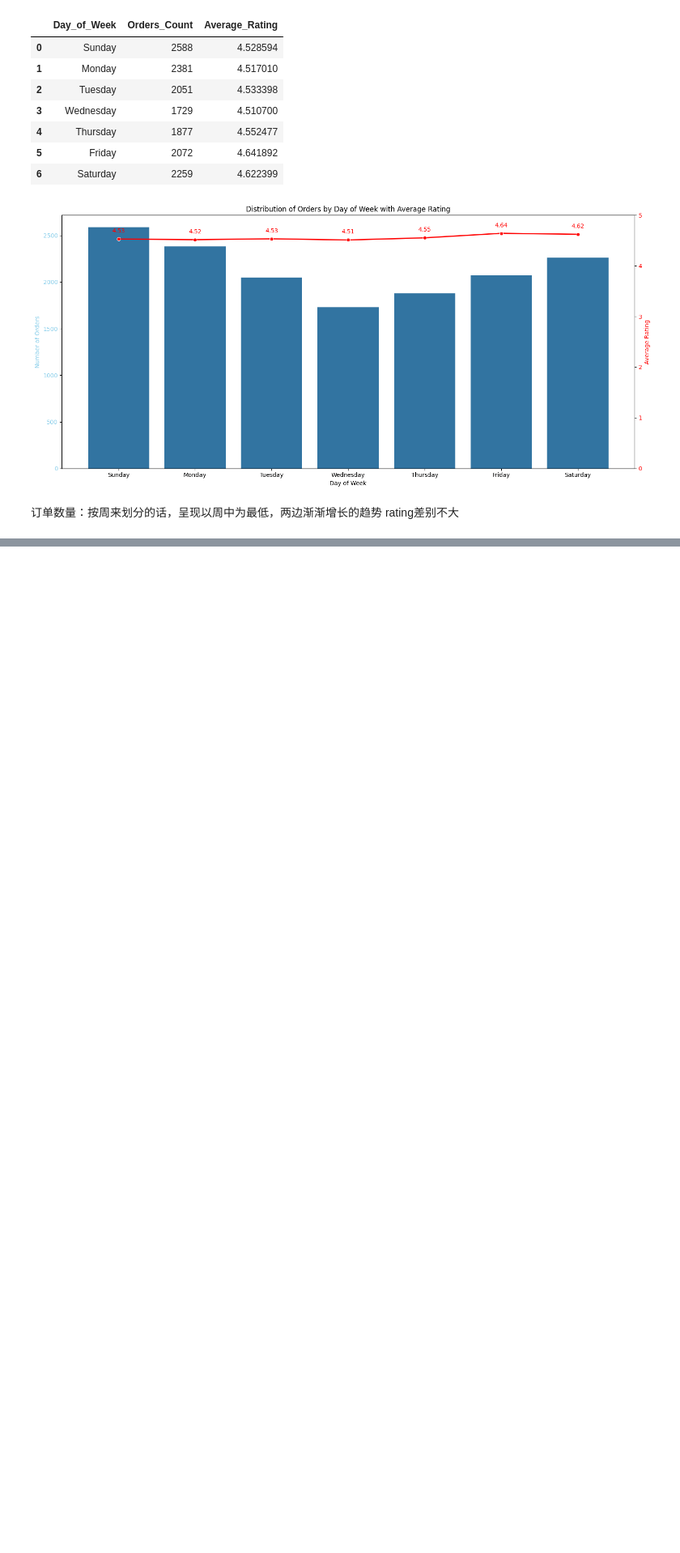
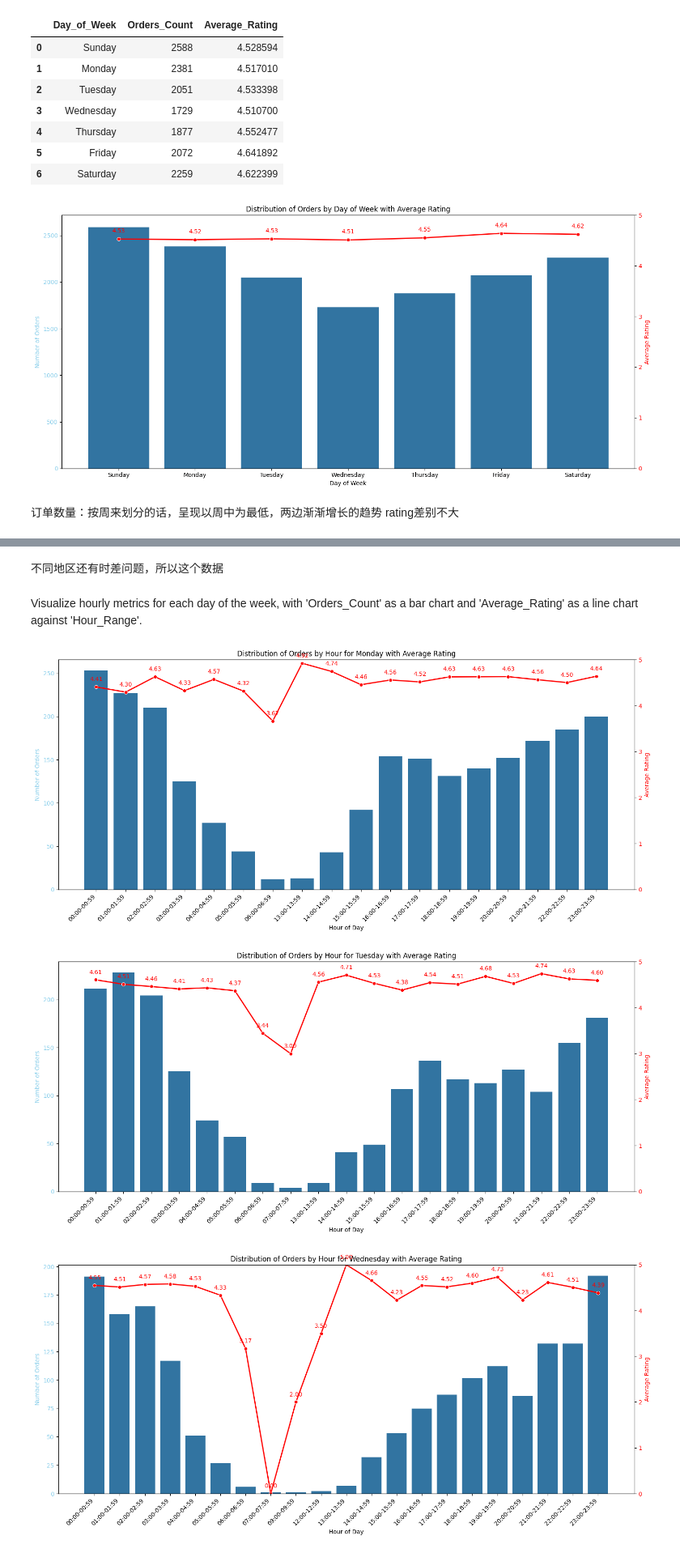
Before and after one commit to PeiZheng224/AI-Powered-Marketing-Content-Pipeline, a Jupyter notebook: instacart_1/takehomefile.ipynb, the cells around one changed output, grey strips where cells are left out. Shown at 81% size. Cells and saved outputs as stored; diff of their text form; code cells hidden in the pictures; blank space fills up the shorter version.

```diff
--- a/instacart_1/takehomefile.ipynb
+++ b/instacart_1/takehomefile.ipynb
@@ -505,0 +543,7 @@ Order ID重复的次数越多，评分越低
+# %%
+# Convert the numeric day of the week to human-readable names and the hour to a human-readable range
+day_names = {0: 'Sunday', 1: 'Monday', 2: 'Tuesday', 3: 'Wednesday', 4: 'Thursday', 5: 'Friday', 6: 'Saturday'}
+daily_hourly_metrics_df['Day_of_Week'] = daily_hourly_metrics_df['Day_of_Week_Num'].astype(int).map(day_names)
+daily_hourly_metrics_df['Hour_Range'] = daily_hourly_metrics_df['Hour_of_Day'].apply(lambda x: f"{x}:00-{int(x):02d}:59")
+
+display(daily_hourly_metrics_df.head())
@@ -505,0 +557,6 @@ Order ID重复的次数越多，评分越低
+# %%
+for day_num, day_name in day_names.items():
+    daily_data = daily_hourly_metrics_df[daily_hourly_metrics_df['Day_of_Week_Num'] == str(day_num)]
+    if not daily_data.empty:
+        print(f"\n--- {day_name}'s Hourly Metrics ---")
+        display(daily_data[['Hour_Range', 'Orders_Count', 'Average_Rating']])
@@ -505,0 +690,40 @@ Order ID重复的次数越多，评分越低
+# %% [markdown]
+不同地区还有时差问题，所以这个数据
+# %% [markdown]
+Visualize hourly metrics for each day of the week, with 'Orders_Count' as a bar chart and 'Average_Rating' as a line chart against 'Hour_Range'.
+# %%
+# Define the desired order of days for plotting
+ordered_day_names = {1: 'Monday', 2: 'Tuesday', 3: 'Wednesday', 4: 'Thursday', 5: 'Friday', 6: 'Saturday', 0: 'Sunday'}
+
+for day_num, day_name in ordered_day_names.items():
+    daily_data = daily_hourly_metrics_df[daily_hourly_metrics_df['Day_of_Week_Num'] == str(day_num)]
+
+    if not daily_data.empty:
+        fig, ax1 = plt.subplots(figsize=(15, 7))
+
+        # Plot Orders_Count as bar chart on the primary y-axis
+        sns.barplot(x='Hour_Range', y='Orders_Count', data=daily_data, ax=ax1)
+        ax1.set_xlabel('Hour of Day')
+        ax1.set_ylabel('Number of Orders', color='skyblue')
+        ax1.tick_params(axis='y', labelcolor='skyblue')
+        ax1.set_title(f'Distribution of Orders by Hour for {day_name} with Average Rating')
+        ax1.set_xticklabels(daily_data['Hour_Range'], rotation=45, ha='right')
+
+        # Create a secondary y-axis for Average_Rating
+        ax2 = ax1.twinx()
+        # Plot Average_Rating as a line chart on the secondary y-axis
+        sns.lineplot(x='Hour_Range', y='Average_Rating', data=daily_data, ax=ax2, color='red', marker='o', linewidth=2)
+        ax2.set_ylabel('Average Rating', color='red')
+        ax2.tick_params(axis='y', labelcolor='red')
+        ax2.set_ylim(bottom=0, top=5) # Assuming ratings are 0-5
+
+        # Add average rating labels to the line plot
+        for x_pos, y_pos in enumerate(daily_data['Average_Rating']):
+            ax2.text(x_pos, y_pos + 0.1, f'{y_pos:.2f}', color='red', ha='center', va='bottom') # Adjust y_pos for label placement
+
+        plt.tight_layout()
+        plt.show()
+# %% [output]
+[figure, added]
+[figure, added]
+[figure, added]
```
Also changed, not shown: parts of 17 cells of this notebook.
